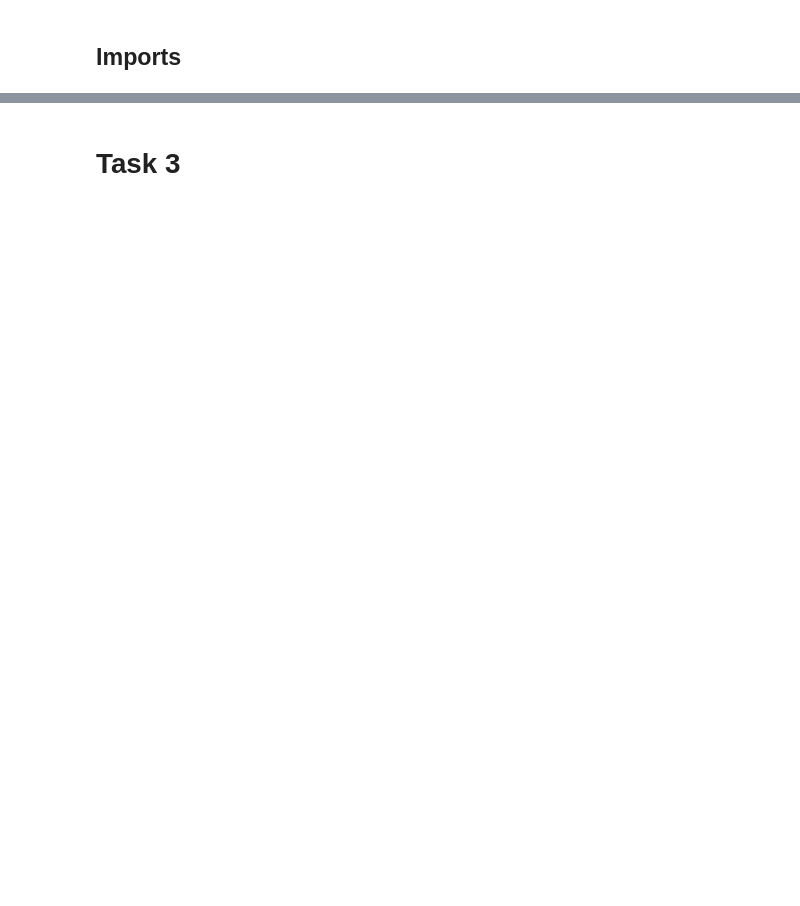
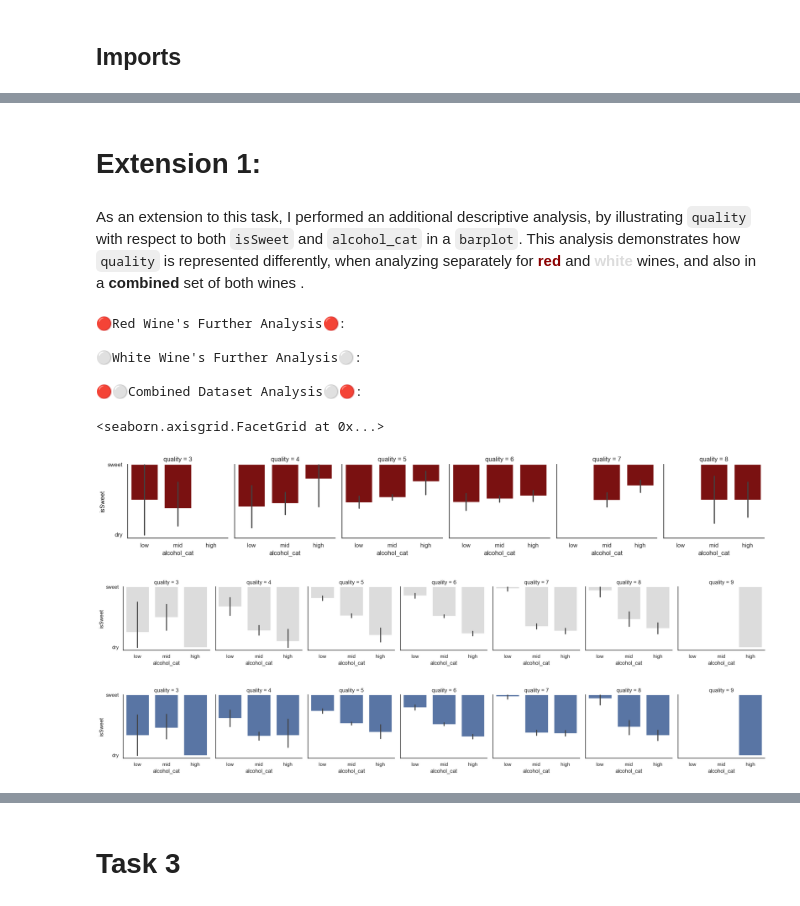
Before and after one commit to darioLabrador/vinho-verde, a Jupyter notebook: vinhoverde.ipynb, the cells around one changed output, grey strips where cells are left out. Drawn from its saved outputs; the diff is of its cells as text; code cells hidden in the pictures; blank space fills up the shorter version.

```diff
--- a/vinhoverde.ipynb
+++ b/vinhoverde.ipynb
@@ -395,0 +349,34 @@ Although quite there were quite a few negative correlations, specially in the Wh
+# %% [markdown]
+# Extension 1:
+# %% [markdown]
+As an extension to this task, I performed an additional descriptive analysis, by illustrating `quality` with respect to both `isSweet` and `alcohol_cat` in a `barplot`. This analysis demonstrates how `quality` is represented differently, when analyzing separately for <span style="color:darkred">**red**</span> and <span style="color:gainsboro">**white**</span> wines, and also in a **combined** set of both wines .
+# %%
+# Add a new column to each dataset to indicate the wine type
+red_wine["wine_type"] = 0
+white_wine["wine_type"] = 1
+
+# Join the two datasets
+wine_data = pd.concat([red_wine, white_wine], axis=0, ignore_index=True)
+
+
+print("\n🔴Red Wine's Further Analysis🔴:")
+grid = sns.FacetGrid(red_wine, col="quality")
+grid.map(sns.barplot, "alcohol_cat", "isSweet", order=["low", "mid", "high"], color="darkred")
+
+print("\n⚪White Wine's Further Analysis⚪:")
+grid = sns.FacetGrid(white_wine, col="quality")
+grid.map(sns.barplot, "alcohol_cat", "isSweet", order=["low", "mid", "high"], color="gainsboro")
+
+print("\n🔴⚪Combined Dataset Analysis⚪🔴:")
+grid = sns.FacetGrid(wine_data, col="quality")
+grid.map(sns.barplot, "alcohol_cat", "isSweet", order=["low", "mid", "high"])
+# %% [output]
+🔴Red Wine's Further Analysis🔴:
+
+⚪White Wine's Further Analysis⚪:
+
+🔴⚪Combined Dataset Analysis⚪🔴:
+<seaborn.axisgrid.FacetGrid at 0x...>
+[figure, added]
+[figure, added]
+[figure, added]
```
Also changed, not shown: parts of 83 cells of this notebook, 2 other files.
